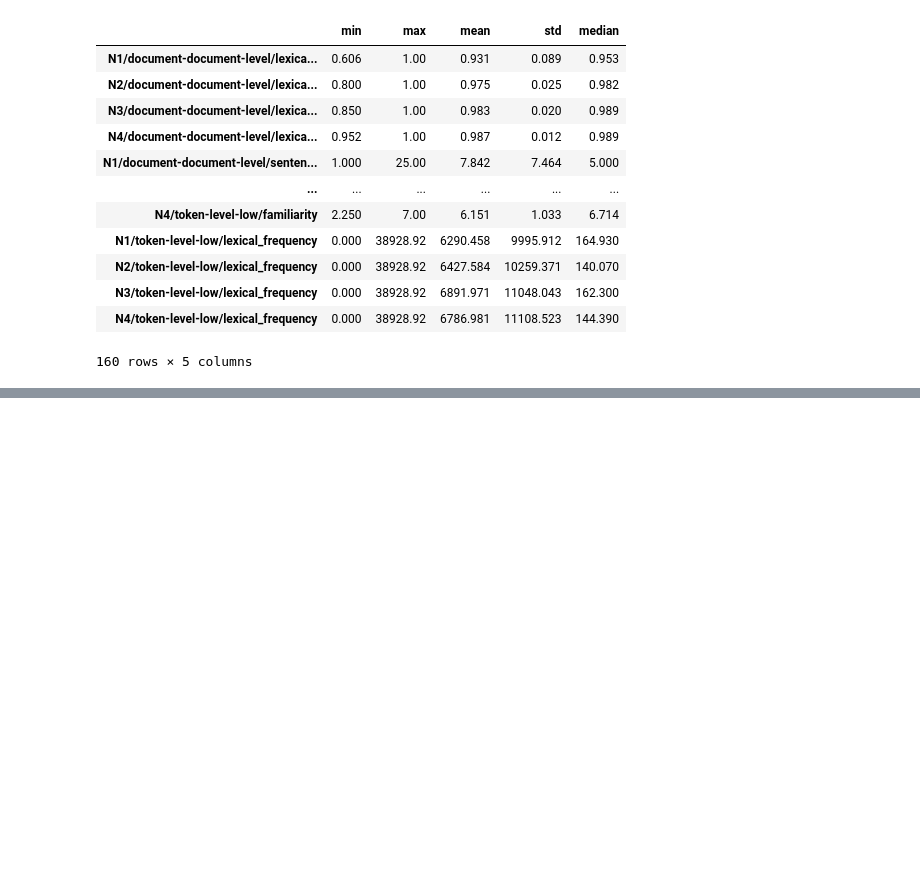
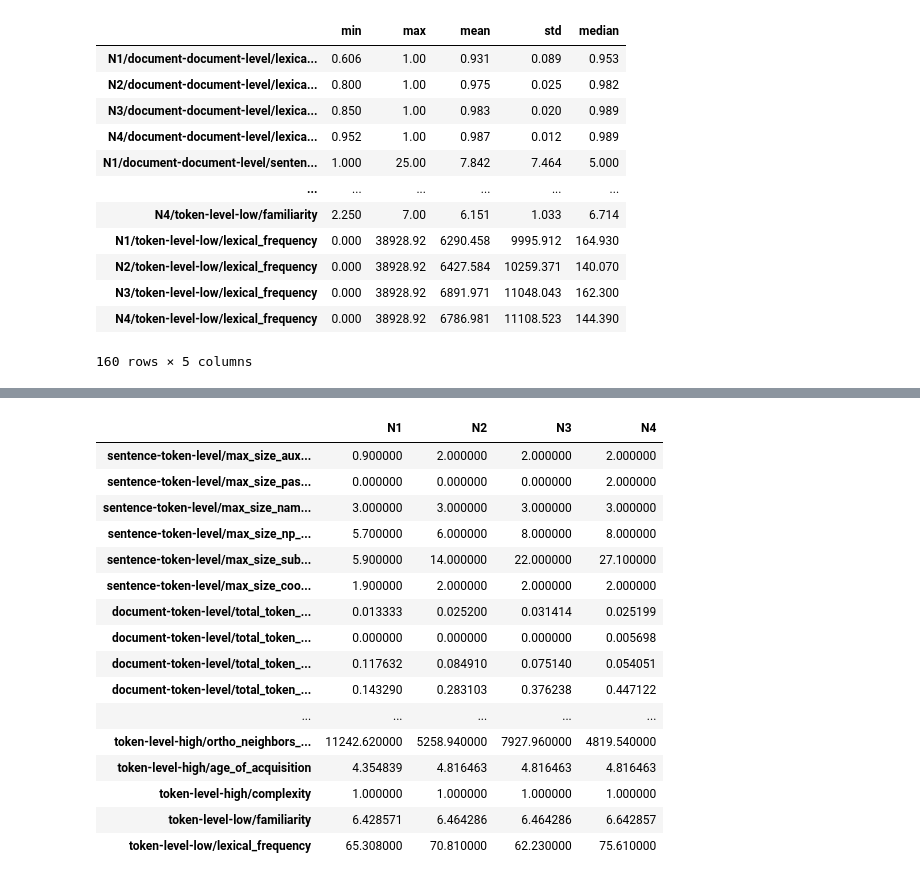
Before and after one commit to wafaAissaa/thresholds, a Jupyter notebook: plot_thresholds.ipynb, the cells around one changed output, grey strips where cells are left out. Saved outputs shown, nothing was run; the diff lists cells and outputs as text; code cells hidden in the pictures; blank space fills up the shorter version.

```diff
--- a/plot_thresholds.ipynb
+++ b/plot_thresholds.ipynb
@@ -177,0 +200,20 @@ df.to_csv('./results/thresholds_SP.csv', index=True)
+# %%
+plot_thresholds_table('./results/thresholds_Percentile_45.json')
+# %% [output]
+|  | N1 | N2 | N3 | N4 |
+| sentence-token-level/max_size_aux... | 0.900000 | 2.000000 | 2.000000 | 2.000000 |
+| sentence-token-level/max_size_pas... | 0.000000 | 0.000000 | 0.000000 | 2.000000 |
+| sentence-token-level/max_size_nam... | 3.000000 | 3.000000 | 3.000000 | 3.000000 |
+| sentence-token-level/max_size_np_... | 5.700000 | 6.000000 | 8.000000 | 8.000000 |
+| sentence-token-level/max_size_sub... | 5.900000 | 14.000000 | 22.000000 | 27.100000 |
+| sentence-token-level/max_size_coo... | 1.900000 | 2.000000 | 2.000000 | 2.000000 |
+| document-token-level/total_token_... | 0.013333 | 0.025200 | 0.031414 | 0.025199 |
+| document-token-level/total_token_... | 0.000000 | 0.000000 | 0.000000 | 0.005698 |
+| document-token-level/total_token_... | 0.117632 | 0.084910 | 0.075140 | 0.054051 |
+| document-token-level/total_token_... | 0.143290 | 0.283103 | 0.376238 | 0.447122 |
+| ... | ... | ... | ... | ... |
+| token-level-high/ortho_neighbors_... | 11242.620000 | 5258.940000 | 7927.960000 | 4819.540000 |
+| token-level-high/age_of_acquisition | 4.354839 | 4.816463 | 4.816463 | 4.816463 |
+| token-level-high/complexity | 1.000000 | 1.000000 | 1.000000 | 1.000000 |
+| token-level-low/familiarity | 6.428571 | 6.464286 | 6.464286 | 6.642857 |
+| token-level-low/lexical_frequency | 65.308000 | 70.810000 | 62.230000 | 75.610000 |
```
Also changed, not shown: parts of 8 cells of this notebook, 48 other files.
